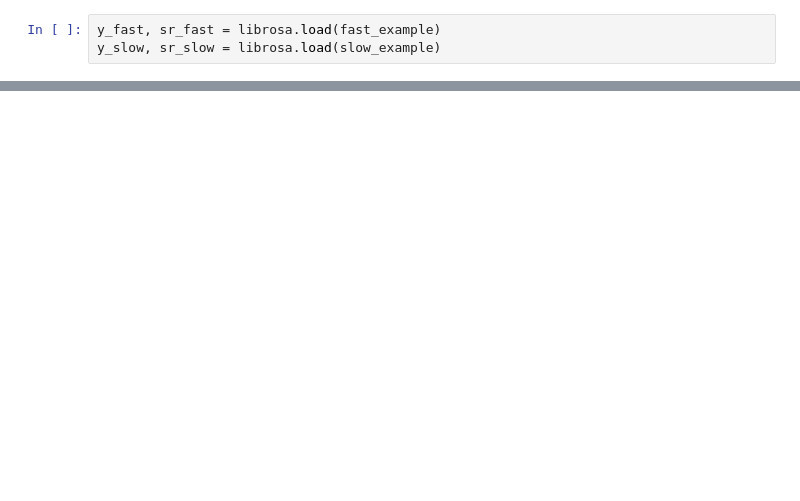
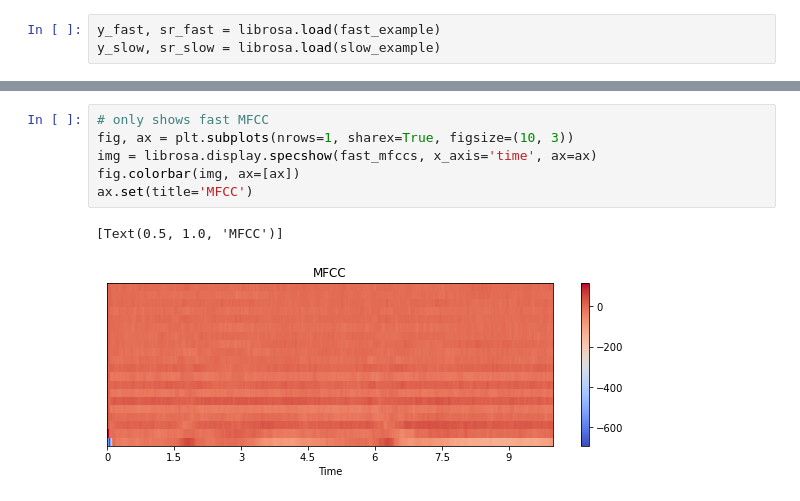
Before and after one commit to yeong35/UAV-velocity-prediction, a Jupyter notebook: EDA.ipynb, the cells around one changed output, grey strips where cells are left out. Drawn from its saved outputs; the diff is of its cells as text; blank space fills up the shorter version.

```diff
--- a/EDA.ipynb
+++ b/EDA.ipynb
@@ -73,0 +83,9 @@ fig.colorbar(img, ax=[ax[1]])
+# %%
+# only shows fast MFCC
+fig, ax = plt.subplots(nrows=1, sharex=True, figsize=(10, 3))
+img = librosa.display.specshow(fast_mfccs, x_axis='time', ax=ax)
+fig.colorbar(img, ax=[ax])
+ax.set(title='MFCC')
+# %% [output]
+[Text(0.5, 1.0, 'MFCC')]
+[figure, added]
```
Also changed, not shown: parts of 13 cells of this notebook.
